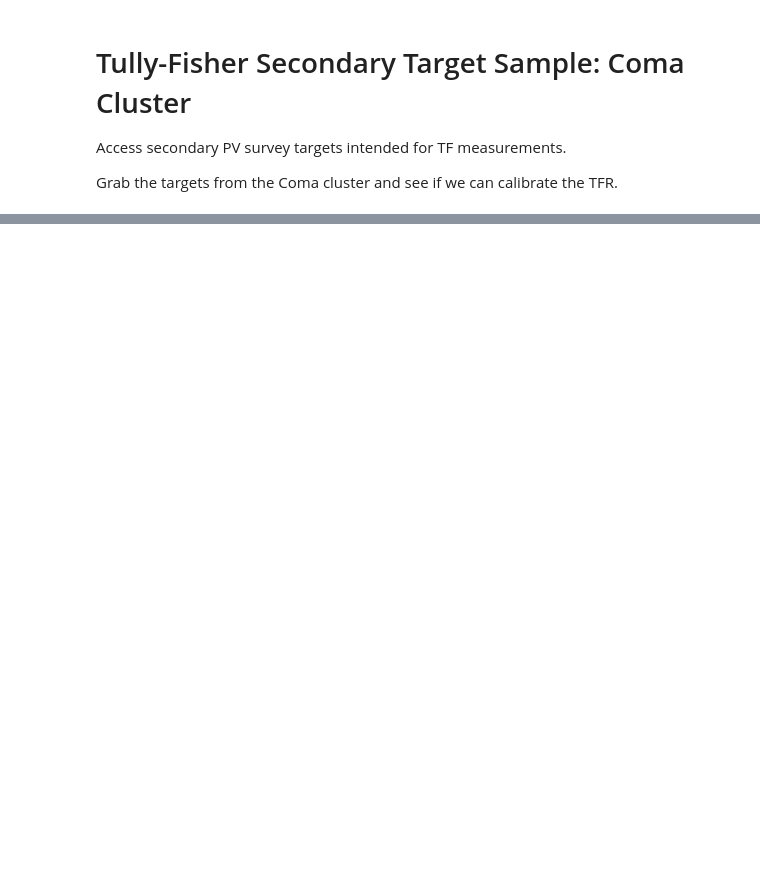
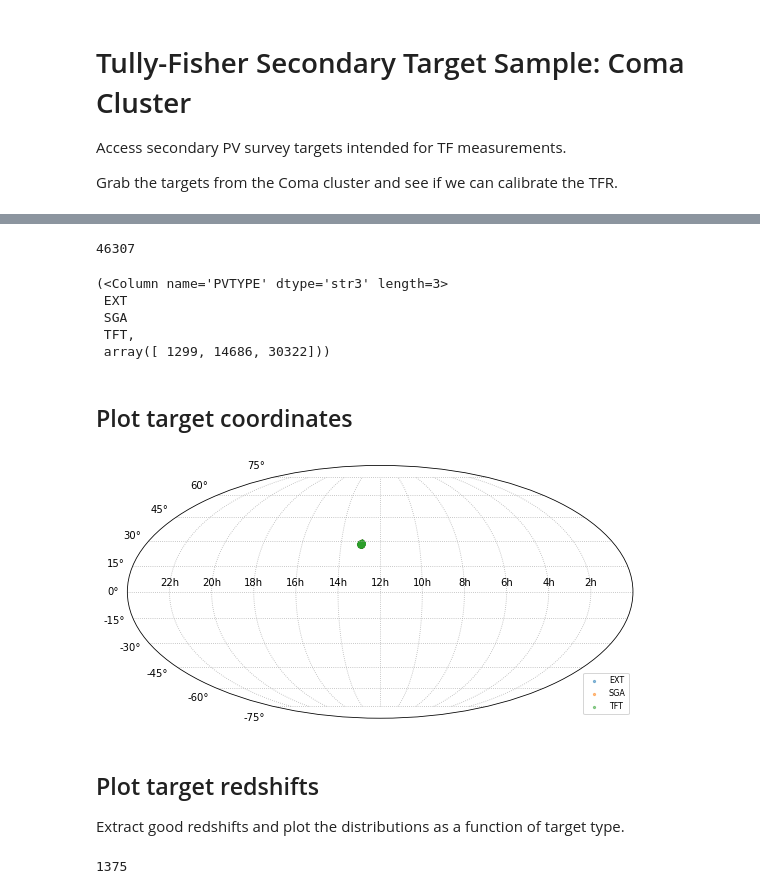
Before and after one commit to DESI-UR/DESI_SGA, a Jupyter notebook: TF/tully_fisher_coma.ipynb, the cells around one changed output, grey strips where cells are left out. Saved outputs shown, nothing was run; the diff lists cells and outputs as text; code cells hidden in the pictures; blank space fills up the shorter version.

```diff
--- a/TF/tully_fisher_coma.ipynb
+++ b/TF/tully_fisher_coma.ipynb
@@ -27,0 +38,33 @@ ModuleNotFoundError: No module named 'desispec'
+# %%
+# Change use_cached = False if we want to redo the query at some point.
+use_cached = True
+
+if os.path.exists('cache/tf_targets_everest.fits') and use_cached:
+    tf_targets = Table.read('cache/tf_targets_everest.fits')
+else:
+    try:
+        db = psycopg2.connect(host='decatdb.lbl.gov', database='desi', user='desi')
+        cursor = db.cursor()
+
+        query = """SELECT DISTINCT pr.pvtype, pr.sga_id, fd.targetid, fd.fiber_ra, fd.fiber_dec, fd.fiberstatus, fd.tileid, zd.target_ra, zd.target_dec, zd.z, zd.zerr, zd.spectype, zd.deltachi2, zd.zwarn
+                   FROM everest.ztile_cumulative_fibermap fd
+                   INNER JOIN
+                       everest.ztile_cumulative_redshifts zd ON zd.targetid = fd.targetid
+                   INNER JOIN pv.proposals pr ON (CAST(pr.ra*10000 AS INTEGER) = CAST(zd.target_ra*10000 AS INTEGER)) AND
+                                                 (CAST(pr.dec*10000 AS INTEGER) = CAST(zd.target_dec*10000 AS INTEGER))
+                   WHERE (pr.pvtype LIKE 'TFT' or pr.pvtype LIKE 'EXT' or pr.pvtype LIKE 'SGA');"""
+
+        cursor.execute(query)
+        rows = cursor.fetchall()
+        tf_targets = Table(list(map(list, zip(*rows))),
+                           names=['PVTYPE', 'SGA_ID', 'TARGETID', 'FIBER_RA', 'FIBER_DEC', 'FIBERSTATUS', 'TILEID',
+                                  'TARGET_RA', 'TARGET_DEC', 'Z', 'ZERR', 'SPECTYPE', 'DELTACHI2', 'ZWARN'])
+        tf_targets.write('cache/tf_targets_everest.fits', overwrite=True)
+
+    except (Exception, psycopg2.errors) as error:
+        print(error)
+    finally:
+        if db is not None:
+            db.close()
+
+tf_targets
@@ -27,0 +91,22 @@ ModuleNotFoundError: No module named 'desispec'
+# %%
+if 'FIBERSTATUS' in tf_targets.colnames:
+    tf_targets = tf_targets[tf_targets['FIBERSTATUS'] == 0]
+    print(len(tf_targets))
+# %% [output]
+46307
+# %%
+np.unique(tf_targets['PVTYPE'], return_counts=True)
+# %% [output]
+(<Column name='PVTYPE' dtype='str3' length=3>
+ EXT
+ SGA
+ TFT,
+ array([ 1299, 14686, 30322]))
+# %%
+coma_cluster = ((tf_targets['TILEID'] <= 135) & (tf_targets['TILEID'] >= 109)) | ((tf_targets['TILEID'] <= 456) & (tf_targets['TILEID'] >= 454))
+
+np.sum(coma_cluster)
+
+tf_coma_targets = tf_targets[coma_cluster]
+# %% [markdown]
+## Plot target coordinates
@@ -27,0 +171,14 @@ ModuleNotFoundError: No module named 'desispec'
+# %%
+fig = plot_radec(tf_coma_targets)
+# %% [output]
+[figure, added]
+# %% [markdown]
+## Plot target redshifts
+
+Extract good redshifts and plot the distributions as a function of target type.
+# %%
+isgoodz = (tf_coma_targets['DELTACHI2'] >= 25) & (tf_coma_targets['ZWARN'] == 0)
+# isgoodz = tf_coma_targets['ZWARN'] == 0
+np.sum(isgoodz)
+# %% [output]
+1375
```
Also changed, not shown: parts of 7 cells of this notebook.
